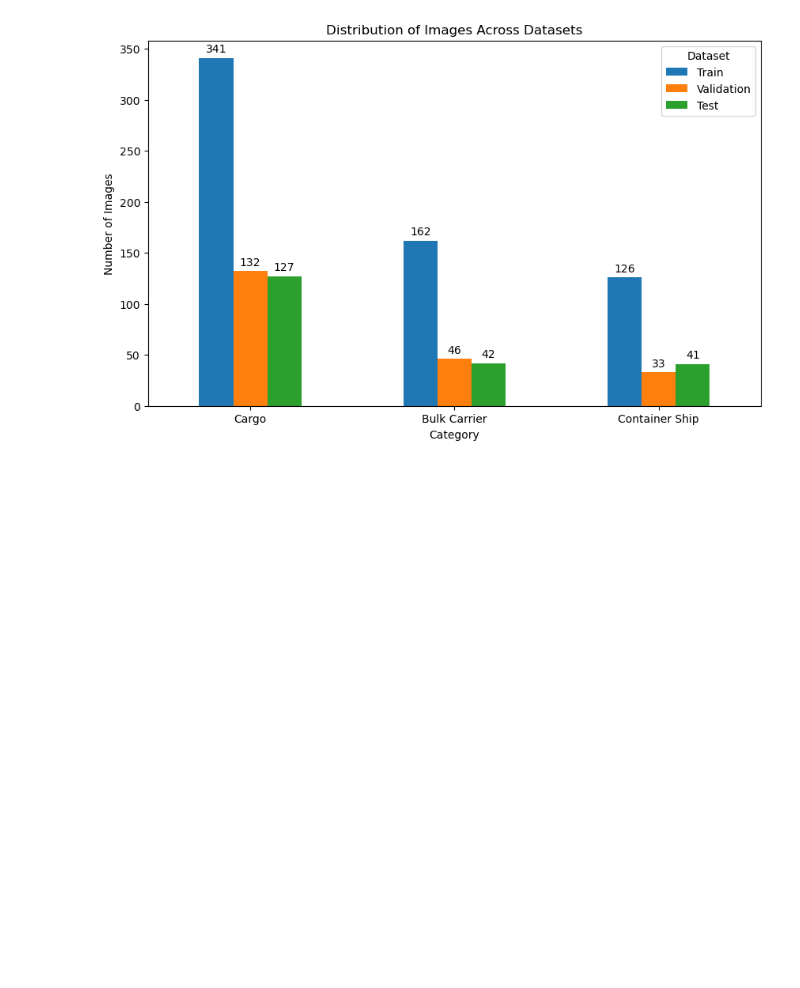
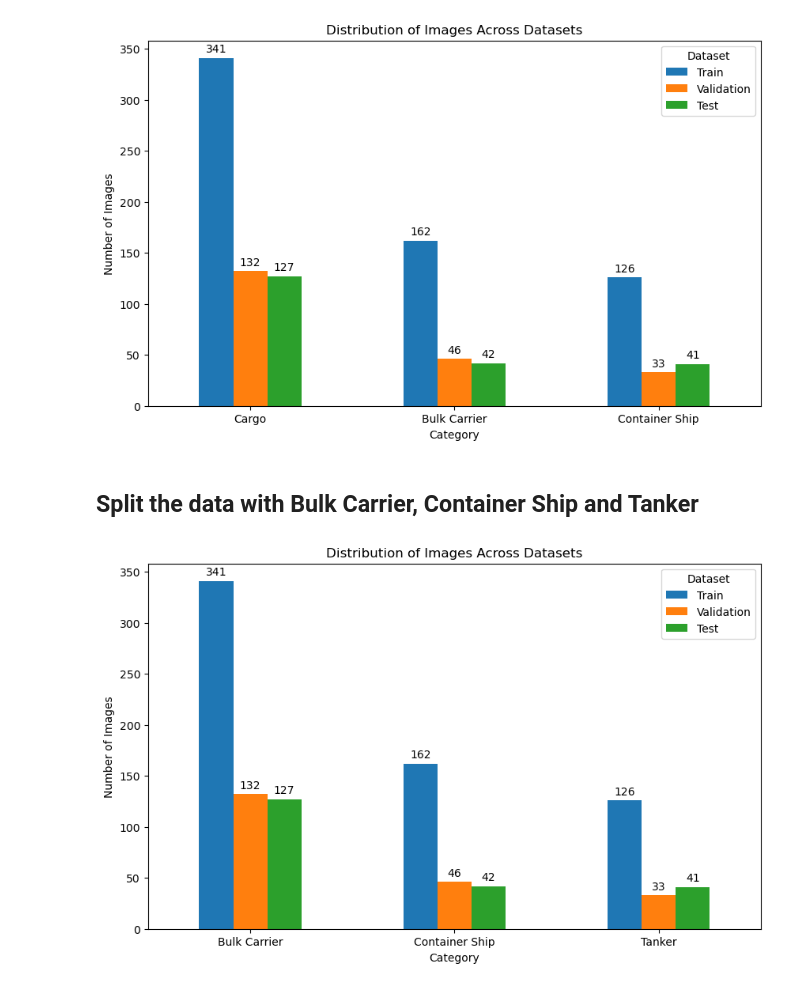
Before and after one commit to jufch/SiameseNetwork, a Jupyter notebook: Split_data.ipynb, the cells around one changed output. Cells and saved outputs as stored; diff of their text form; code cells hidden in the pictures; blank space fills up the shorter version.

```diff
--- a/Split_data.ipynb
+++ b/Split_data.ipynb
@@ -464,3 +485,5 @@ plt.legend(title='Dataset')
 plt.show()
 # %% [output]
 [figure]
+# %% [markdown]
+## Split the data with Bulk Carrier, Container Ship and Tanker
@@ -466,0 +537,36 @@ plt.show()
+# %%
+# Load the datasets
+train_frugal_df = pd.read_csv('Split_Tanker_Bulk_Container_frugal_vv/train.csv')
+validation_frugal_df = pd.read_csv('Split_Tanker_Bulk_Container_frugal_vv/validation.csv')
+test_frugal_df = pd.read_csv('Split_Tanker_Bulk_Container_frugal_vv/test.csv')
+
+# Function to extract and count categories
+def extract_and_count(df):
+    df['Category'] = df['file_path'].apply(lambda x: x.split('\\')[0])
+    return df['Category'].value_counts()
+
+# Extract and count for each dataset
+train_counts = extract_and_count(train_frugal_df)
+validation_counts = extract_and_count(validation_frugal_df)
+test_counts = extract_and_count(test_frugal_df)
+
+# Combine into a single DataFrame
+combined_df = pd.DataFrame({
+    'Train': train_counts,
+    'Validation': validation_counts,
+    'Test': test_counts
+}).fillna(0)  # Fill missing values with 0
+
+# Plot
+combined_df.plot(kind='bar', figsize=(10, 6))
+plt.title('Distribution of Images Across Datasets')
+plt.xlabel('Category')
+plt.ylabel('Number of Images')
+plt.xticks(rotation=0)  # Keep the category names horizontal for readability
+# Loop over the bars and add the annotation
+for container in plt.gca().containers:
+    plt.gca().bar_label(container, fmt='%.0f', label_type='edge', padding=3)
+plt.legend(title='Dataset')
+plt.show()
+# %% [output]
+[figure, added]
```
Also changed, not shown: parts of 2 cells of this notebook, 7 other files.
